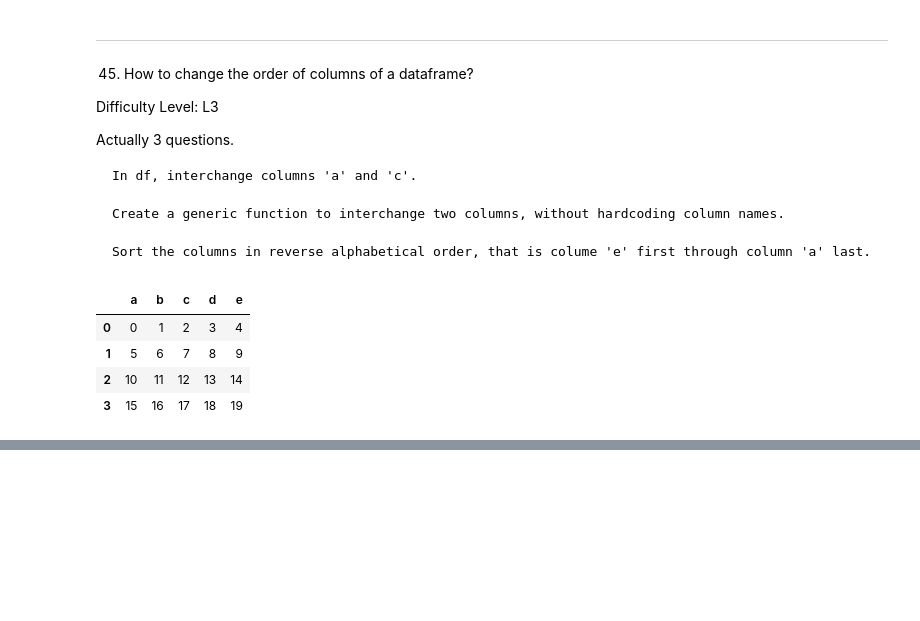
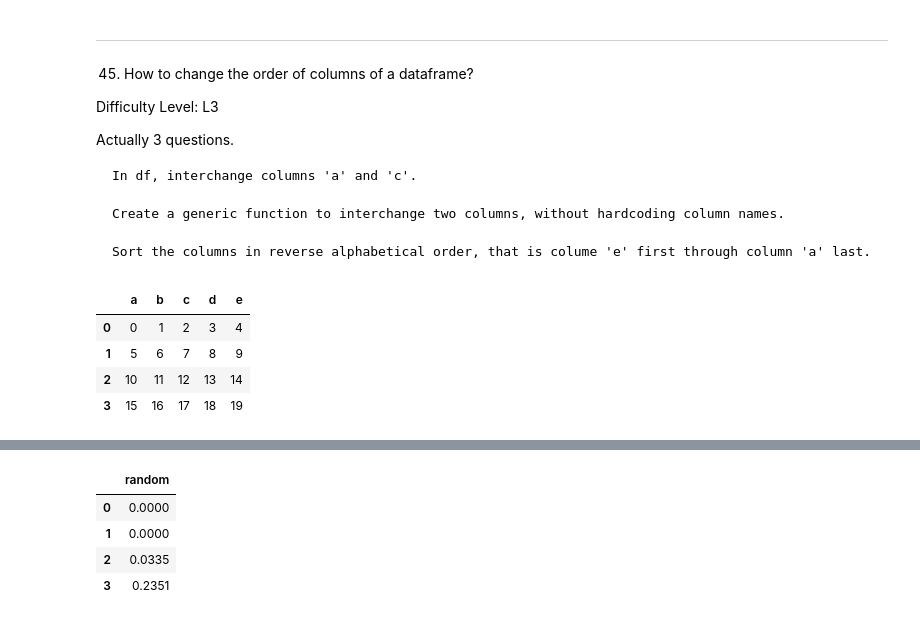
Before and after one commit to OdincovMD/101-pandas, a Jupyter notebook: solutions.ipynb, the cells around one changed output, grey strips where cells are left out. Saved outputs shown, nothing was run; the diff lists cells and outputs as text; code cells hidden in the pictures; blank space fills up the shorter version.

```diff
--- a/solutions.ipynb
+++ b/solutions.ipynb
@@ -951,0 +985,10 @@ df.head()
+# %%
+df = pd.DataFrame(np.random.random(4)**10, columns=['random'])
+pd.set_option('display.float_format', lambda x: '%.4f' % x)
+df
+# %% [output]
+|  | random |
+| 0 | 0.0000 |
+| 1 | 0.0000 |
+| 2 | 0.0335 |
+| 3 | 0.2351 |
```
Also changed, not shown: parts of 32 cells of this notebook.
